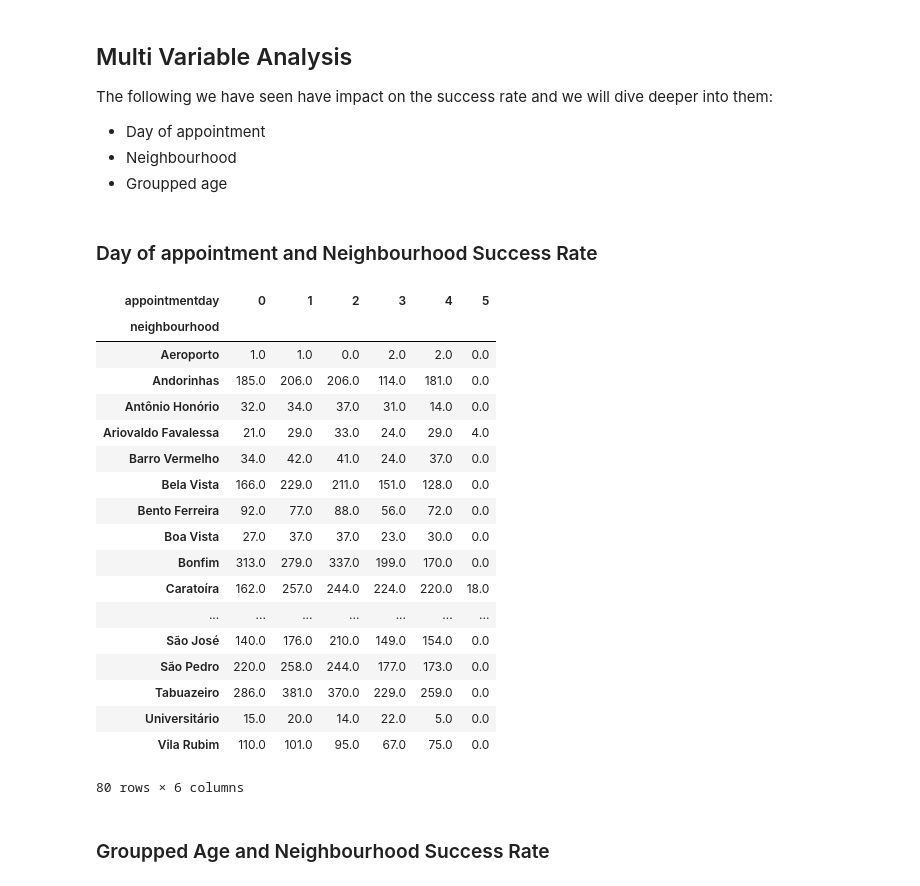
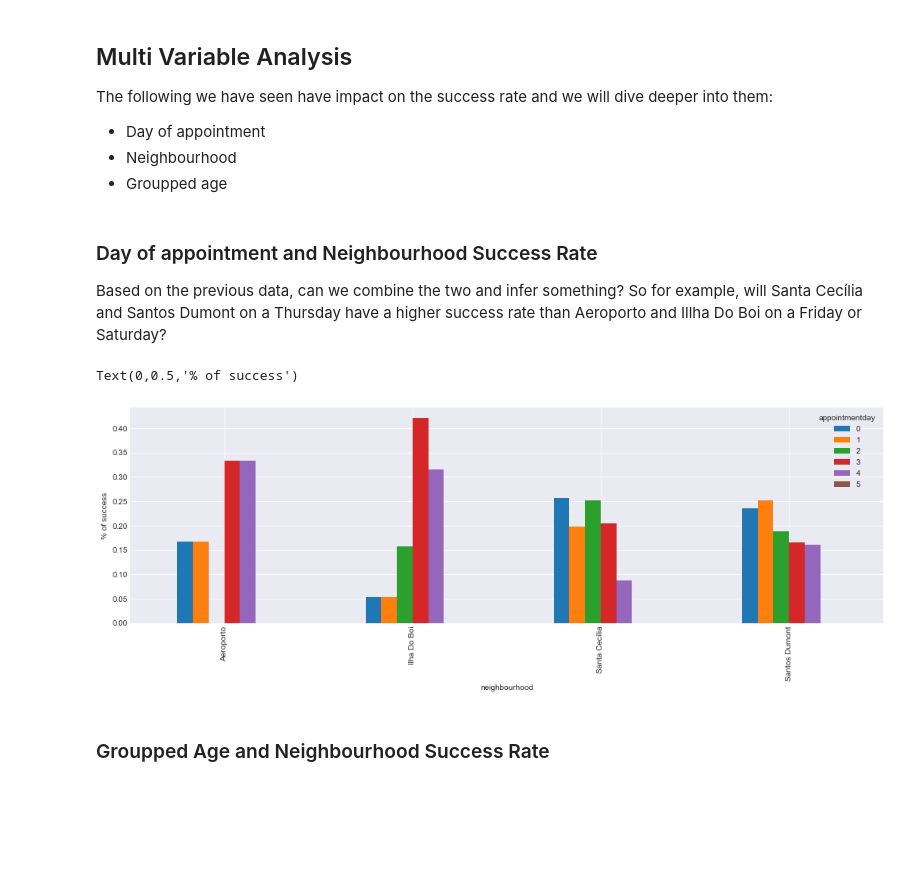
Before and after one commit to tongnk/udacity, a Jupyter notebook: Analysis.ipynb, the cells around one changed output. Cells and saved outputs as stored; diff of their text form; code cells hidden in the pictures; blank space fills up the shorter version.

```diff
--- a/Analysis.ipynb
+++ b/Analysis.ipynb
@@ -286,37 +287,27 @@ The following we have seen have impact on the success rate and we will dive deep
 - Groupped age
 # %%
 success = df[df['success'] == 1].copy()
-# %% [markdown]
-### Day of appointment and Neighbourhood Success Rate
+# %% [markdown]
+### Day of appointment and Neighbourhood Success Rate
+Based on the previous data, can we combine the two and infer something? So for example, will Santa Cecília and Santos Dumont on a Thursday have a higher success rate than Aeroporto and Illha Do Boi on a Friday or Saturday?
 # %%
 a1 = success.groupby(['neighbourhood', success.appointmentday.dt.dayofweek]).count()['patient_id']
 a1 = a1.unstack(level = 1)
+a1
 a1.fillna(0, inplace = True)
-# a1['total'] = a1[0] + a1[1]
-# a1['%_success'] = a1[1] / a1['total']
-# a1[['%_success']].plot.bar(figsize=(17, 5))
-# a1.plot.scatter(x = 'appointmentday', y = 'neighbourhood')
-a1
+a1['total'] = a1[0] + a1[1] + a1[2] + a1[3] + a1[4] + a1[5]
+
+for column in a1:
+    a1[column] = a1[column] / a1['total']
+
+a1.drop('total', inplace = True, axis = 1)
+
+
+a1[a1.index.isin(['Santa Cecília', 'Santos Dumont', 'Ilha Do Boi', 'Aeroporto'])].plot.bar(figsize = (17, 5))
+plt.ylabel('% of success')
 # %% [output]
-| appointmentday | 0 | 1 | 2 | 3 | 4 | 5 |
-| neighbourhood |  |  |  |  |  |  |
-| Aeroporto | 1.0 | 1.0 | 0.0 | 2.0 | 2.0 | 0.0 |
-| Andorinhas | 185.0 | 206.0 | 206.0 | 114.0 | 181.0 | 0.0 |
-| Antônio Honório | 32.0 | 34.0 | 37.0 | 31.0 | 14.0 | 0.0 |
-| Ariovaldo Favalessa | 21.0 | 29.0 | 33.0 | 24.0 | 29.0 | 4.0 |
-| Barro Vermelho | 34.0 | 42.0 | 41.0 | 24.0 | 37.0 | 0.0 |
-| Bela Vista | 166.0 | 229.0 | 211.0 | 151.0 | 128.0 | 0.0 |
-| Bento Ferreira | 92.0 | 77.0 | 88.0 | 56.0 | 72.0 | 0.0 |
-| Boa Vista | 27.0 | 37.0 | 37.0 | 23.0 | 30.0 | 0.0 |
-| Bonfim | 313.0 | 279.0 | 337.0 | 199.0 | 170.0 | 0.0 |
-| Caratoíra | 162.0 | 257.0 | 244.0 | 224.0 | 220.0 | 18.0 |
-| ... | ... | ... | ... | ... | ... | ... |
-| São José | 140.0 | 176.0 | 210.0 | 149.0 | 154.0 | 0.0 |
-| São Pedro | 220.0 | 258.0 | 244.0 | 177.0 | 173.0 | 0.0 |
-| Tabuazeiro | 286.0 | 381.0 | 370.0 | 229.0 | 259.0 | 0.0 |
-| Universitário | 15.0 | 20.0 | 14.0 | 22.0 | 5.0 | 0.0 |
-| Vila Rubim | 110.0 | 101.0 | 95.0 | 67.0 | 75.0 | 0.0 |
-80 rows × 6 columns
+Text(0,0.5,'% of success')
+[figure, added]
 # %% [markdown]
 ### Groupped Age and Neighbourhood Success Rate
 # %% [markdown]
```
Also changed, not shown: parts of 3 cells of this notebook.
